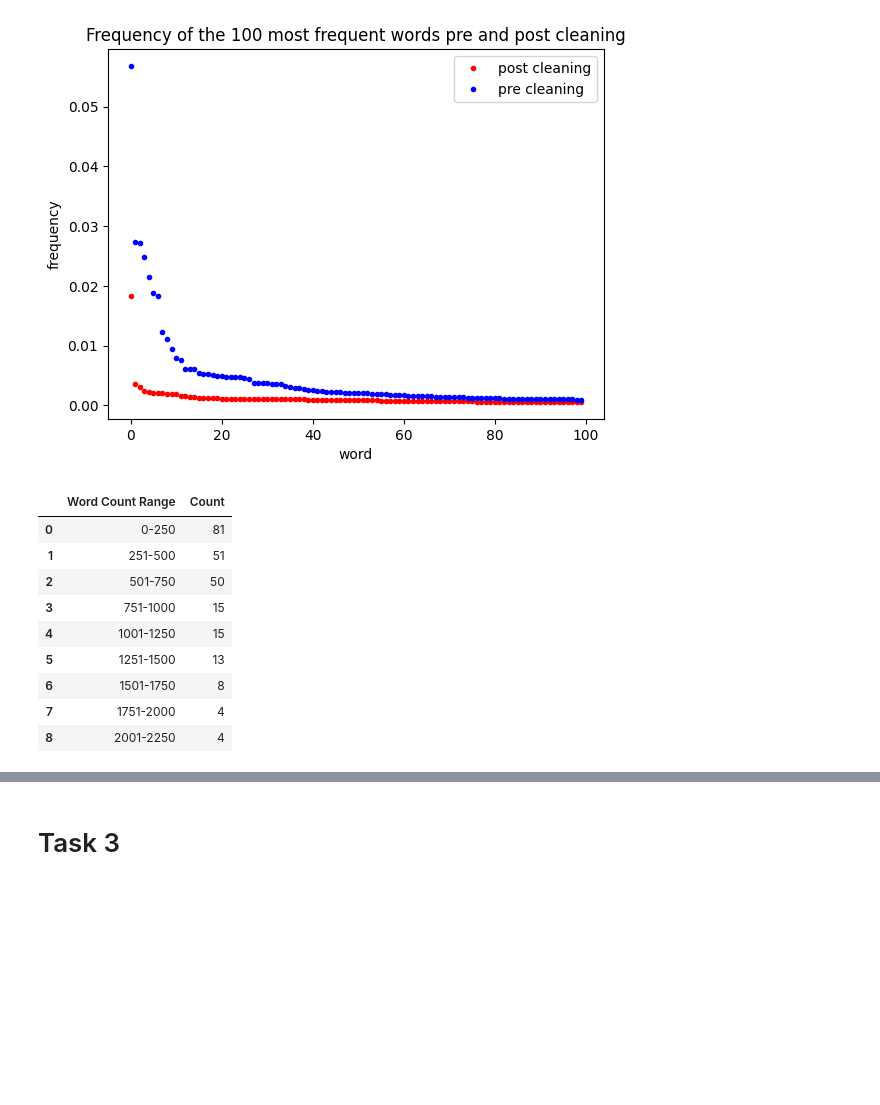
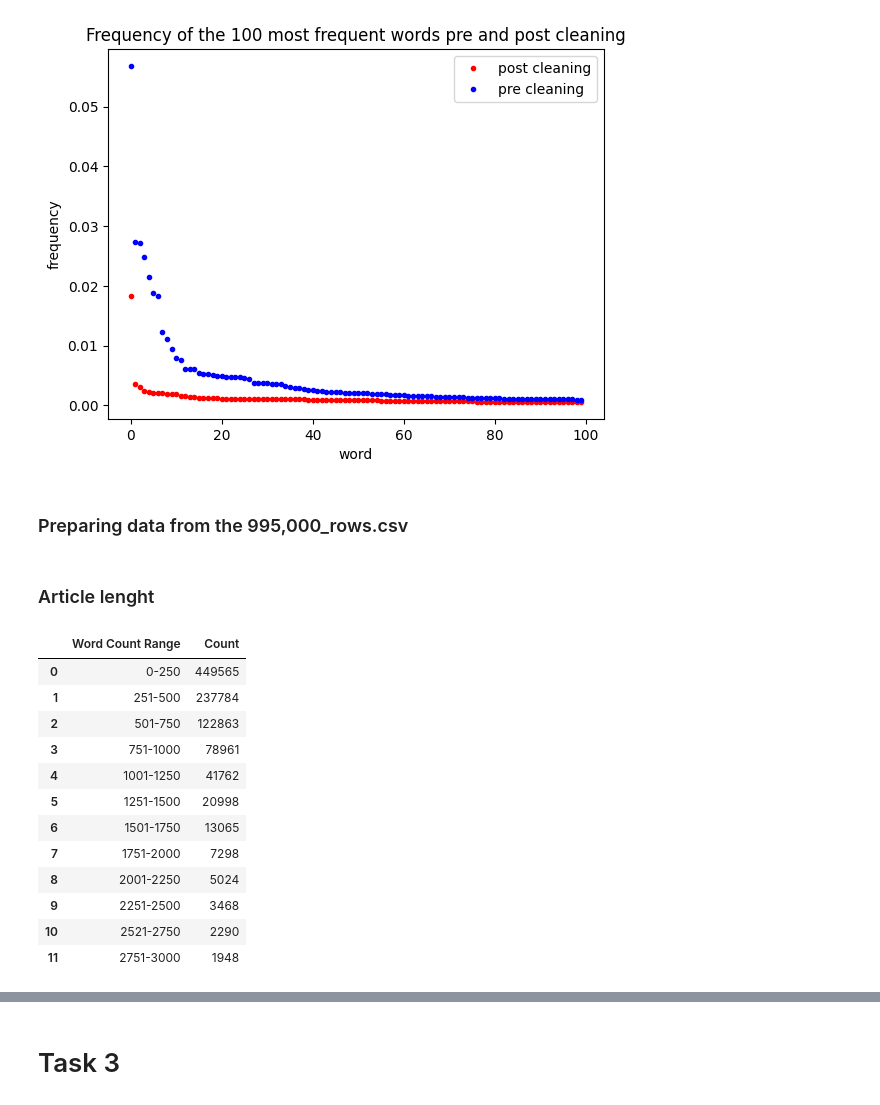
Before and after one commit to SofusEriksen/Fake_News_Project, a Jupyter notebook: Final project.ipynb, the cells around one changed output, grey strips where cells are left out. Cells and saved outputs as stored; diff of their text form; code cells hidden in the pictures; blank space fills up the shorter version.

```diff
--- a/Final project.ipynb
+++ b/Final project.ipynb
@@ -230,36 +228,45 @@ plt.legend()
 plt.show()
 # %% [output]
 [figure]
+# %% [markdown]
+### Preparing data from the 995,000_rows.csv
+# %%
+big_df = pd.read_csv('995,000_rows.csv',usecols=['type','content','domain', 'authors', 'keywords'])
+big_df = big_df.dropna(subset = ['content'])
+content = big_df['content']
+# %% [markdown]
+### Article lenght
 # %%
 import pandas as pd
 
-# Assuming 'clean' is a Pandas Series containing cleaned article texts
-
 # Calculate word counts for each article
-article_lengths = clean.apply(lambda text: len(text.split()))
+article_lengths = content.apply(lambda text: len(text.split()))
 
 # Define the word count ranges
-ranges = [(0, 250), (251, 500), (501, 750), (751, 1000), (1001, 1250), (1251, 1500), (1501, 1750), (1751, 2000), (2001, 2250)]
+ranges = [(0, 250), (251, 500), (501, 750), (751, 1000), (1001, 1250), (1251, 1500), (1501, 1750), (1751, 2000), (2001, 2250), (2251, 2500), (2521, 2750), (2751, 3000)]
 
 # Initialize dictionaries to store counts for each range
 counts = {f"{low}-{high}": 0 for low, high in ranges}
 
 # Count articles in each range
 for low, high in ranges:
     counts[f"{low}-{high}"] = ((low <= article_lengths) & (article_lengths <= high)).sum()
 
 # Create DataFrame from counts
 df_table = pd.DataFrame(counts.items(), columns=['Word Count Range', 'Count'])
 
 df_table
 # %% [output]
 |  | Word Count Range | Count |
-| 0 | 0-250 | 81 |
-| 1 | 251-500 | 51 |
-| 2 | 501-750 | 50 |
-| 3 | 751-1000 | 15 |
-| 4 | 1001-1250 | 15 |
-| 5 | 1251-1500 | 13 |
-| 6 | 1501-1750 | 8 |
-| 7 | 1751-2000 | 4 |
-| 8 | 2001-2250 | 4 |
+| 0 | 0-250 | 449565 |
+| 1 | 251-500 | 237784 |
+| 2 | 501-750 | 122863 |
+| 3 | 751-1000 | 78961 |
+| 4 | 1001-1250 | 41762 |
+| 5 | 1251-1500 | 20998 |
+| 6 | 1501-1750 | 13065 |
+| 7 | 1751-2000 | 7298 |
+| 8 | 2001-2250 | 5024 |
+| 9 | 2251-2500 | 3468 |
+| 10 | 2521-2750 | 2290 |
+| 11 | 2751-3000 | 1948 |
```
Also changed, not shown: parts of 12 cells of this notebook.
